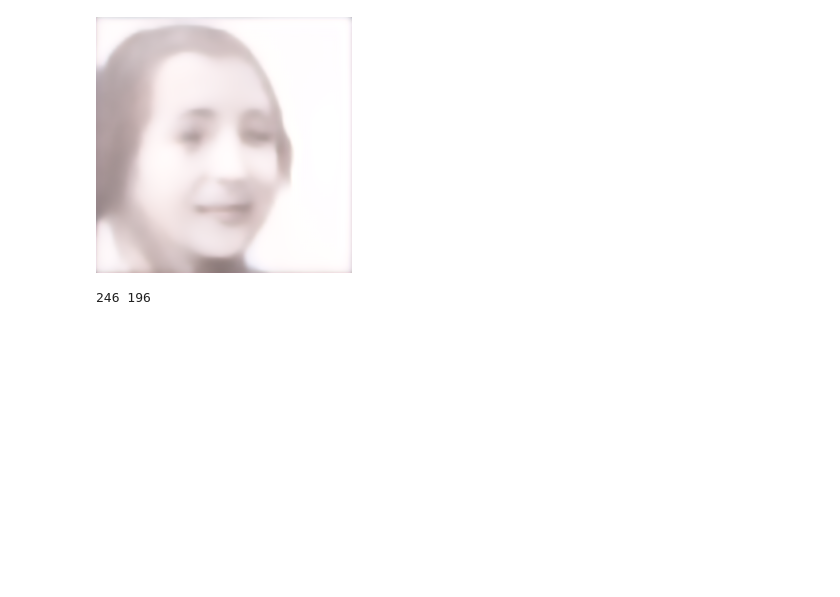
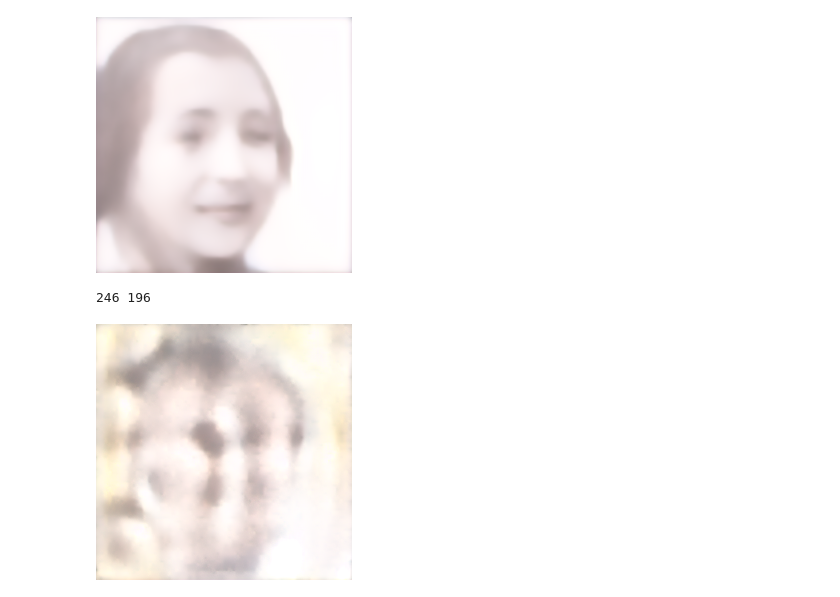
Before and after one commit to bill2bill/latent-stylegan2-ada-pytorch, a Jupyter notebook: example/sample.ipynb, the cells around one changed output. Cells and saved outputs as stored; diff of their text form; code cells hidden in the pictures; blank space fills up the shorter version.

```diff
--- a/example/sample.ipynb
+++ b/example/sample.ipynb
@@ -54,3 +48,11 @@ arr = np.asarray(Image.open(path))
 print(arr[0].max(), arr[0].min())
 # %% [output]
 246 196
+# %%
+from PIL import Image
+
+path = '/data/imagefolder/stylegan2/output/3/00012-images256x256-subset10-auto4/fakes000241.png'
+
+Image.open(path)
+# %% [output]
+[figure, added]
```
Also changed, not shown: parts of 1 cell of this notebook, 2 other files.
